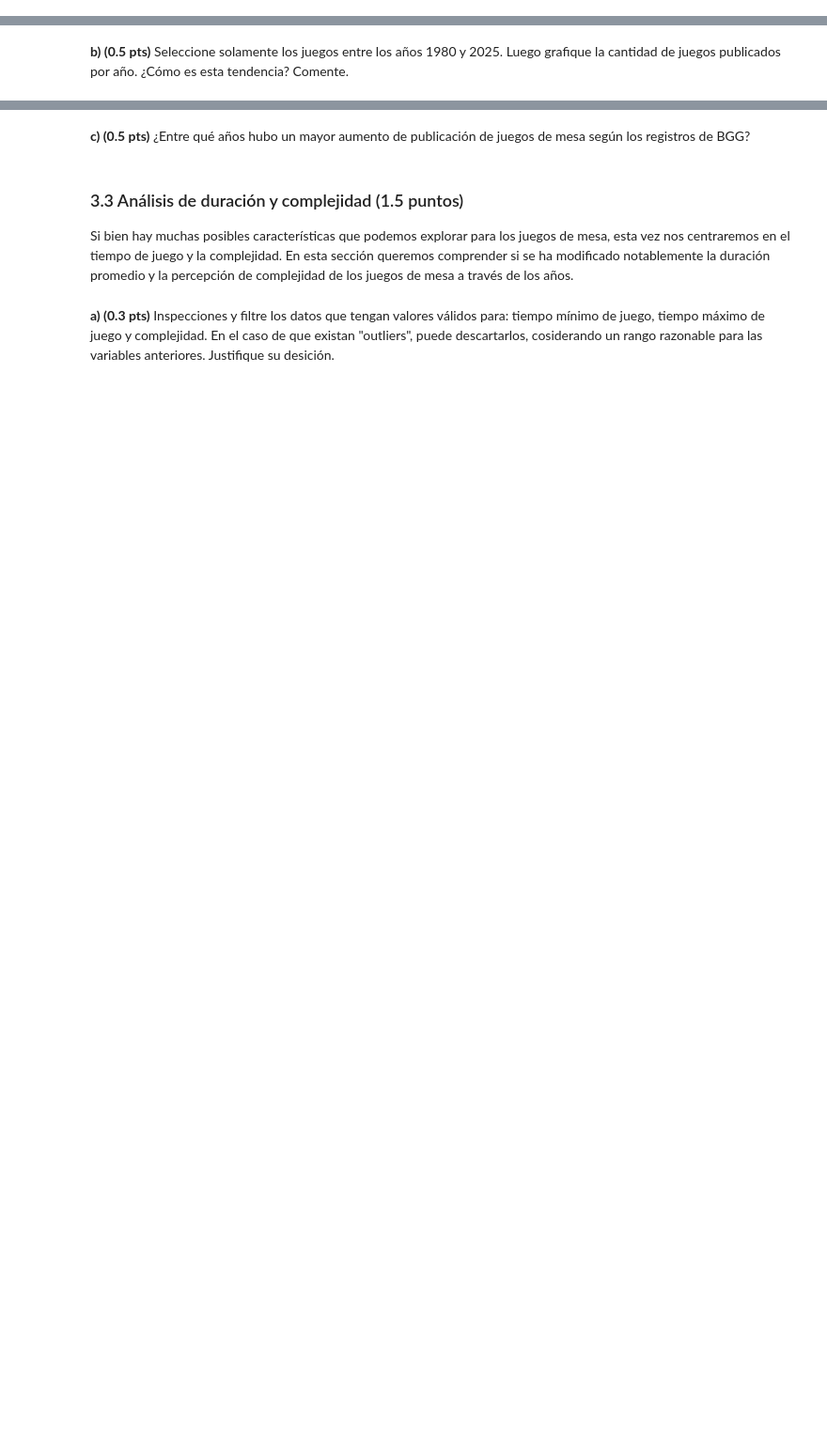
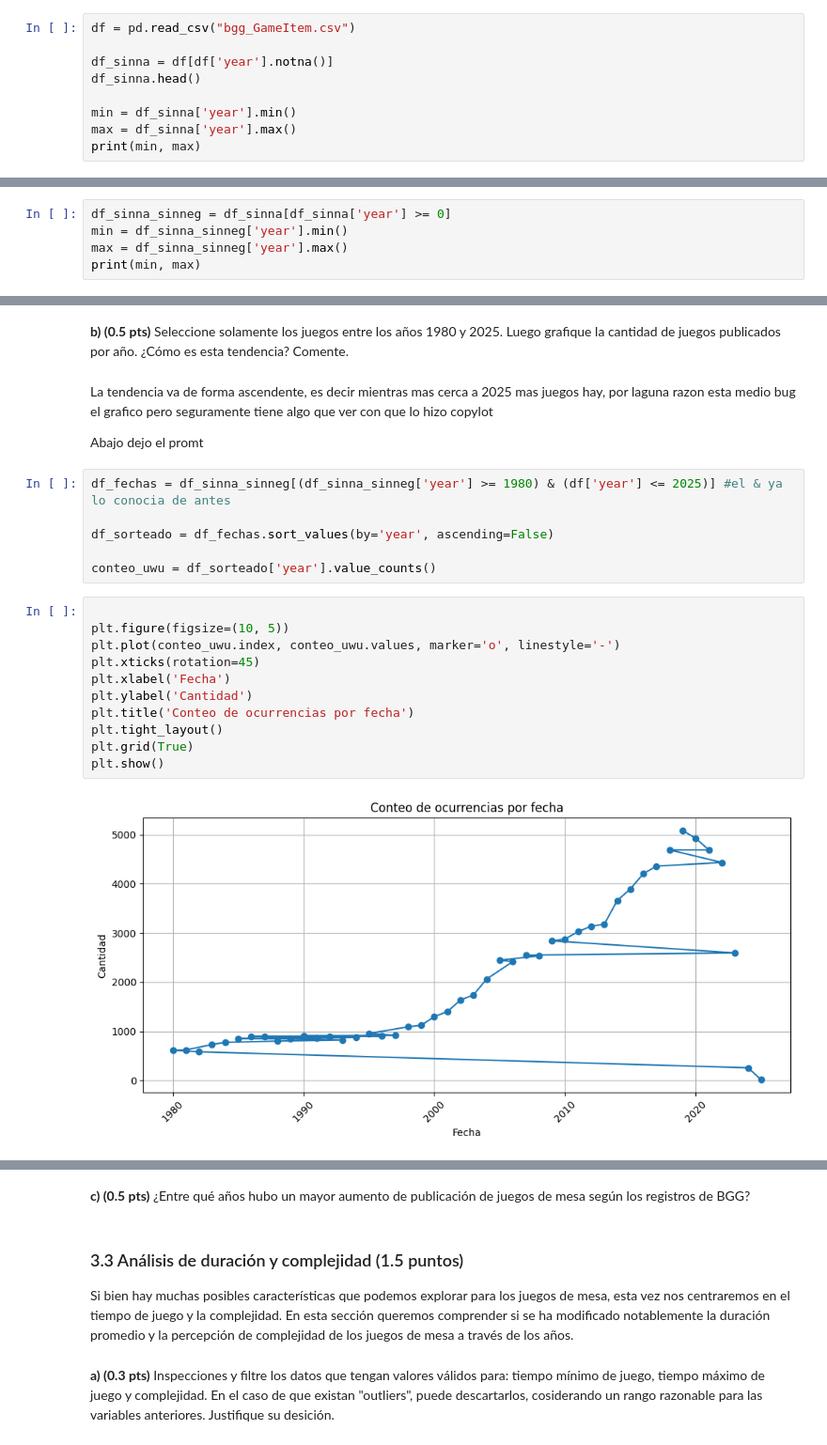
Before and after one commit to LmChicao/IMT2200-Lucas-Chicao, a Jupyter notebook: Tareas/Tarea 1/IMT2200-25s2 - Tarea 01.ipynb, the cells around one changed output, grey strips where cells are left out. Shown: that part at 94% size. Cells and saved outputs as stored; diff of their text form; blank space fills up the shorter version.

```diff
--- a/Tareas/Tarea 1/IMT2200-25s2 - Tarea 01.ipynb
+++ b/Tareas/Tarea 1/IMT2200-25s2 - Tarea 01.ipynb
@@ -304,0 +392,9 @@ person_csv.head()
+# %%
+df = pd.read_csv("bgg_GameItem.csv")
+
+df_sinna = df[df['year'].notna()]
+df_sinna.head()
+
+min = df_sinna['year'].min()
+max = df_sinna['year'].max()
+print(min, max)
@@ -304,0 +405,5 @@ person_csv.head()
+# %%
+df_sinna_sinneg = df_sinna[df_sinna['year'] >= 0]
+min = df_sinna_sinneg['year'].min()
+max = df_sinna_sinneg['year'].max()
+print(min, max)
@@ -305,2 +414,27 @@ person_csv.head()
 # %% [markdown]
 **b) (0.5 pts)** Seleccione solamente los juegos entre los años 1980 y 2025. Luego grafique la cantidad de juegos publicados por año. ¿Cómo es esta tendencia? Comente.
+# %% [markdown]
+La tendencia va de forma ascendente, es decir mientras mas cerca a 2025 mas juegos hay, por laguna razon esta medio bug el grafico pero seguramente tiene algo que ver con que lo hizo copylot
+
+
+
+Abajo dejo el promt
+# %%
+df_fechas = df_sinna_sinneg[(df_sinna_sinneg['year'] >= 1980) & (df['year'] <= 2025)] #el & ya lo conocia de antes
+
+df_sorteado = df_fechas.sort_values(by='year', ascending=False)
+
+conteo_uwu = df_sorteado['year'].value_counts()
+# %%
+
+plt.figure(figsize=(10, 5))
+plt.plot(conteo_uwu.index, conteo_uwu.values, marker='o', linestyle='-')
+plt.xticks(rotation=45)
+plt.xlabel('Fecha')
+plt.ylabel('Cantidad')
+plt.title('Conteo de ocurrencias por fecha')
+plt.tight_layout()
+plt.grid(True)
+plt.show()
+# %% [output]
+[figure, added]
```
Also changed, not shown: parts of 28 cells of this notebook, 1 other file.
